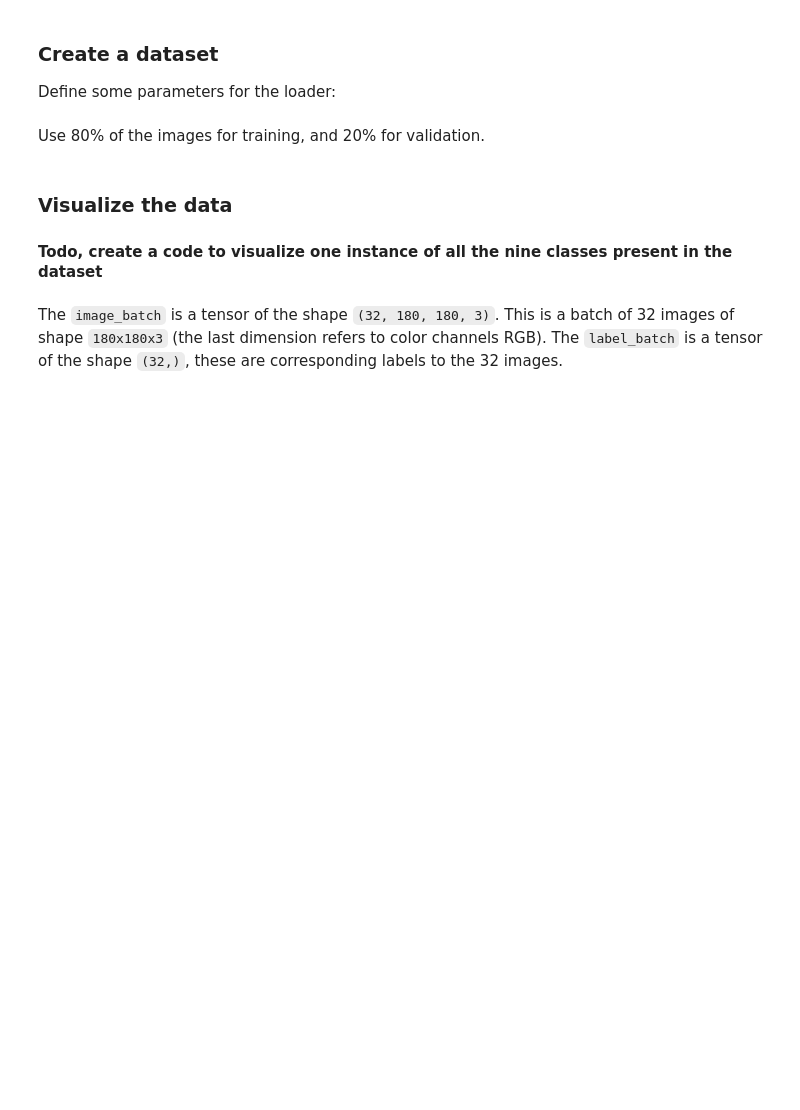
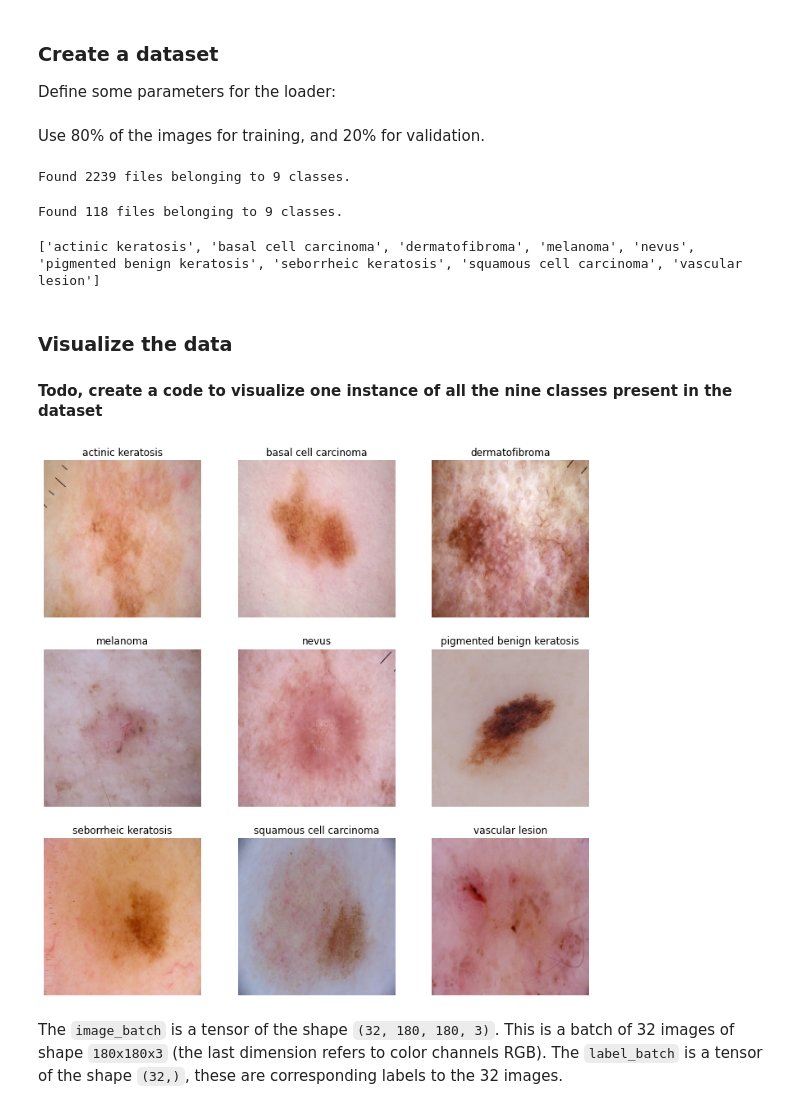
Before and after one commit to JamshedAhsan/melanoma-detection, a Jupyter notebook: Melanoma-detection.ipynb, the cells around one changed output. Cells and saved outputs as stored; diff of their text form; code cells hidden in the pictures; blank space fills up the shorter version.

```diff
--- a/Melanoma-detection.ipynb
+++ b/Melanoma-detection.ipynb
@@ -54,25 +54,48 @@ Use 80% of the images for training, and 20% for validation.
 ## Write your train dataset here
 ## Note use seed=123 while creating your dataset using tf.keras.preprocessing.image_dataset_from_directory
 ## Note, make sure your resize your images to the size img_height*img_width, while writting the dataset
-train_ds = tf.keras.preprocessing.image_dataset_from_directory()
+train_ds = tf.keras.preprocessing.image_dataset_from_directory(
+    data_dir_train,
+    seed=123,
+    image_size=(img_height, img_width),
+    batch_size=batch_size)
+# %% [output]
+Found 2239 files belonging to 9 classes.
 # %%
 ## Write your validation dataset here
 ## Note use seed=123 while creating your dataset using tf.keras.preprocessing.image_dataset_from_directory
 ## Note, make sure your resize your images to the size img_height*img_width, while writting the dataset
-val_ds = ##todo
+val_ds = tf.keras.preprocessing.image_dataset_from_directory(
+    data_dir_test,
+    seed=123,
+    image_size=(img_height, img_width),
+    batch_size=batch_size)
+# %% [output]
+Found 118 files belonging to 9 classes.
 # %%
 # List out all the classes of skin cancer and store them in a list.
 # You can find the class names in the class_names attribute on these datasets.
 # These correspond to the directory names in alphabetical order.
 class_names = train_ds.class_names
 print(class_names)
+# %% [output]
+['actinic keratosis', 'basal cell carcinoma', 'dermatofibroma', 'melanoma', 'nevus', 'pigmented benign keratosis', 'seborrheic keratosis', 'squamous cell carcinoma', 'vascular lesion']
 # %% [markdown]
 ### Visualize the data
 #### Todo, create a code to visualize one instance of all the nine classes present in the dataset
 # %%
 import matplotlib.pyplot as plt
 
 ### your code goes here, you can use training or validation data to visualize
+plt.figure(figsize=(12,12))
+for images, labels in train_ds.take(1):
+  for i in range(len(class_names)):
+    ax = plt.subplot(3,3,i+1)
+    plt.imshow(images[i].numpy().astype("uint8"))
+    plt.title(class_names[i])
+    plt.axis('off')
+# %% [output]
+[figure, added]
 # %% [markdown]
 The `image_batch` is a tensor of the shape `(32, 180, 180, 3)`. This is a batch of 32 images of shape `180x180x3` (the last dimension refers to color channels RGB). The `label_batch` is a tensor of the shape `(32,)`, these are corresponding labels to the 32 images.
 # %% [markdown]
```
